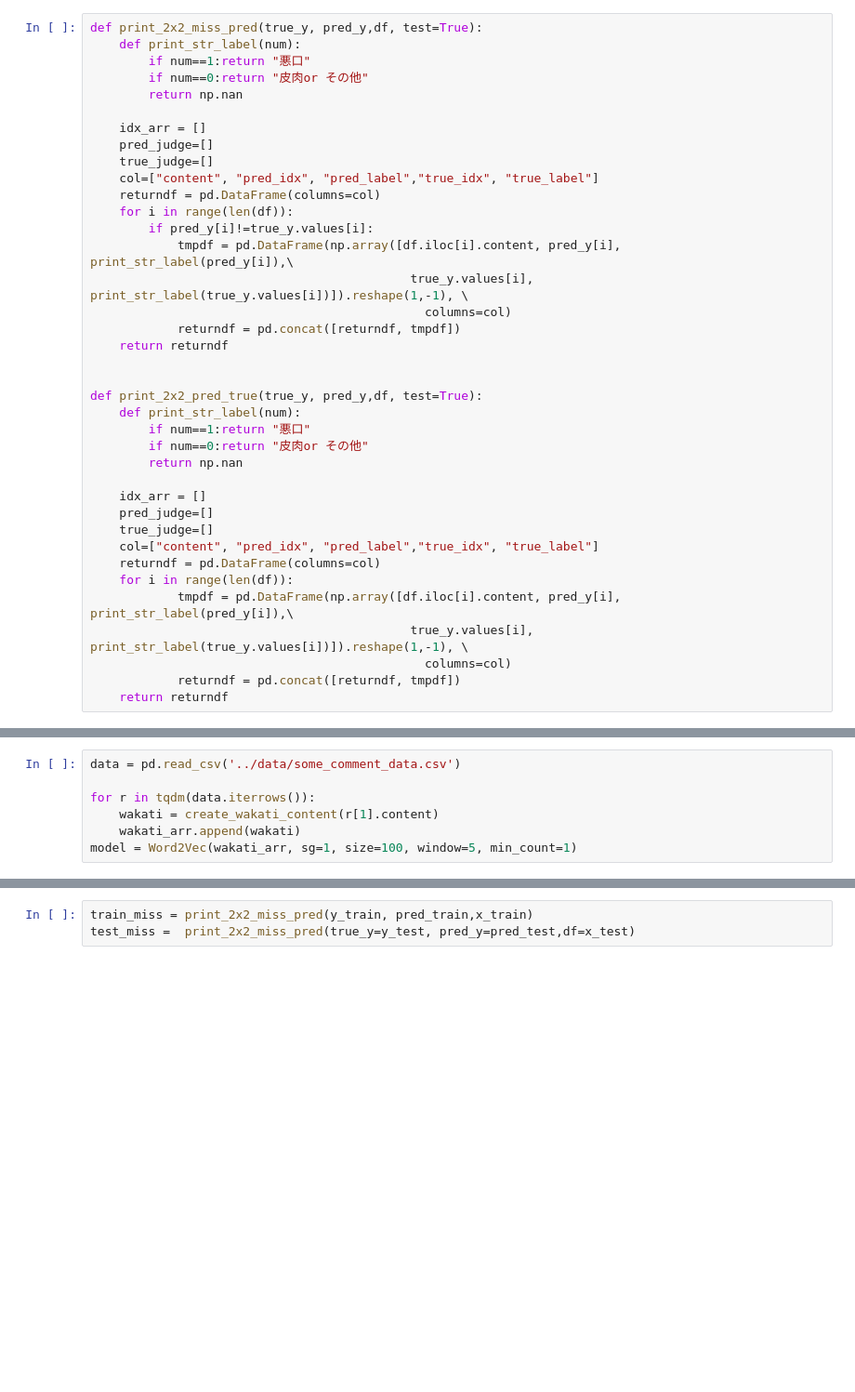
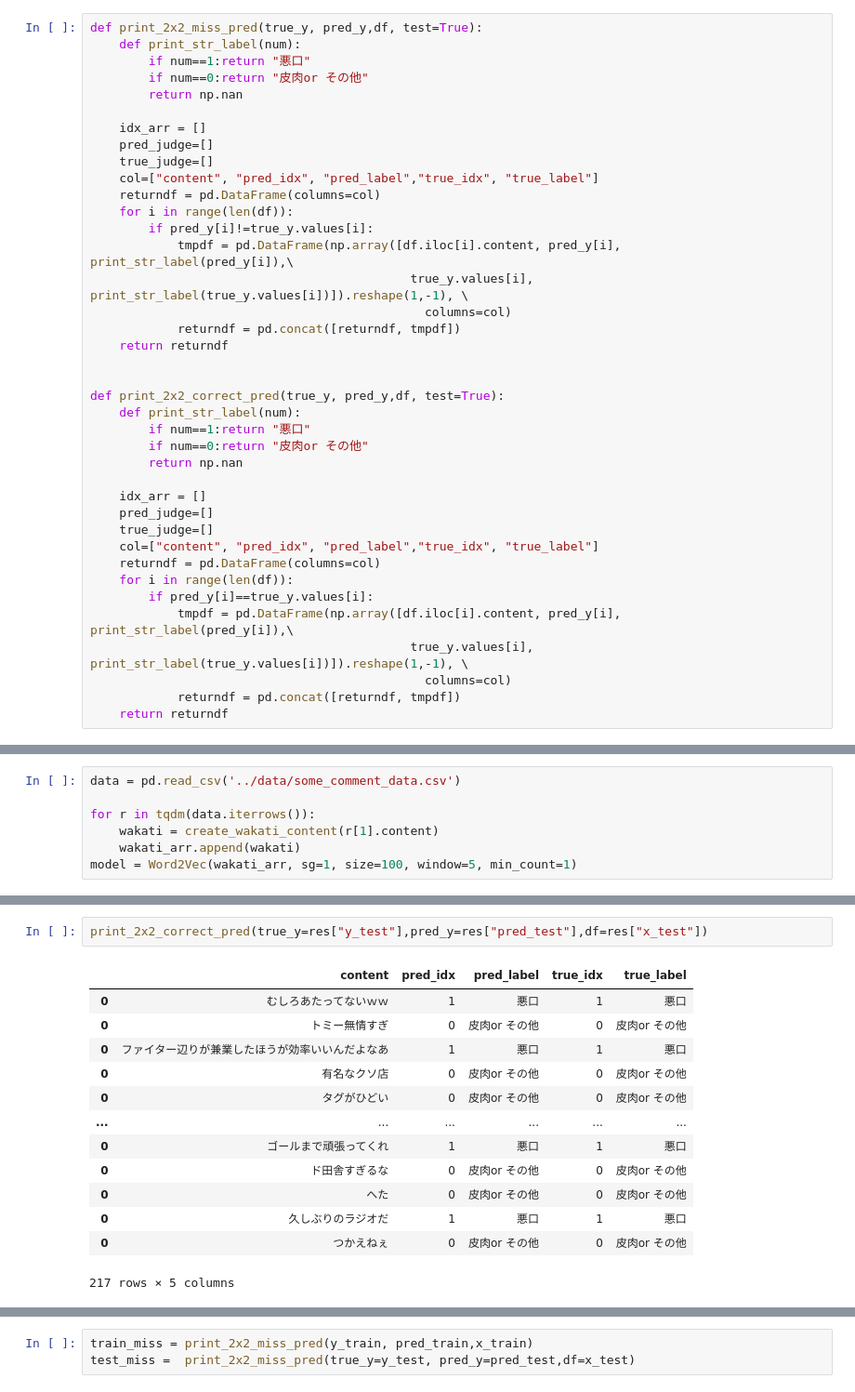
Before and after one commit to N-Eiki/proen, a Jupyter notebook: dev/Untitled.ipynb, the cells around one changed output, grey strips where cells are left out. Shown at 93% size. Saved outputs shown, nothing was run; the diff lists cells and outputs as text; blank space fills up the shorter version.

```diff
--- a/dev/Untitled.ipynb
+++ b/dev/Untitled.ipynb
@@ -62,7 +62,7 @@ def print_2x2_miss_pred(true_y, pred_y,df, test=True):
     return returndf
 
 
-def print_2x2_pred_true(true_y, pred_y,df, test=True):
+def print_2x2_correct_pred(true_y, pred_y,df, test=True):
     def print_str_label(num):
         if num==1:return "悪口"
         if num==0:return "皮肉or その他"
@@ -74,6 +74,7 @@ def print_2x2_pred_true(true_y, pred_y,df, test=True):
     col=["content", "pred_idx", "pred_label","true_idx", "true_label"]
     returndf = pd.DataFrame(columns=col)
     for i in range(len(df)):
+        if pred_y[i]==true_y.values[i]:
             tmpdf = pd.DataFrame(np.array([df.iloc[i].content, pred_y[i], print_str_label(pred_y[i]),\
                                             true_y.values[i], print_str_label(true_y.values[i])]).reshape(1,-1), \
                                               columns=col)
@@ -264 +324,17 @@ for word in badwordlist.bad.values:
+# %%
+print_2x2_correct_pred(true_y=res["y_test"],pred_y=res["pred_test"],df=res["x_test"])
+# %% [output]
+|  | content | pred_idx | pred_label | true_idx | true_label |
+| 0 | むしろあたってないｗｗ | 1 | 悪口 | 1 | 悪口 |
+| 0 | トミー無情すぎ | 0 | 皮肉or その他 | 0 | 皮肉or その他 |
+| 0 | ファイター辺りが兼業したほうが効率いいんだよなあ | 1 | 悪口 | 1 | 悪口 |
+| 0 | 有名なクソ店 | 0 | 皮肉or その他 | 0 | 皮肉or その他 |
+| 0 | タグがひどい | 0 | 皮肉or その他 | 0 | 皮肉or その他 |
+| ... | ... | ... | ... | ... | ... |
+| 0 | ゴールまで頑張ってくれ | 1 | 悪口 | 1 | 悪口 |
+| 0 | ド田舎すぎるな | 0 | 皮肉or その他 | 0 | 皮肉or その他 |
+| 0 | へた | 0 | 皮肉or その他 | 0 | 皮肉or その他 |
+| 0 | 久しぶりのラジオだ | 1 | 悪口 | 1 | 悪口 |
+| 0 | つかえねぇ | 0 | 皮肉or その他 | 0 | 皮肉or その他 |
+217 rows × 5 columns
 # %%
```
Also changed, not shown: parts of 23 cells of this notebook, 3 other files.
